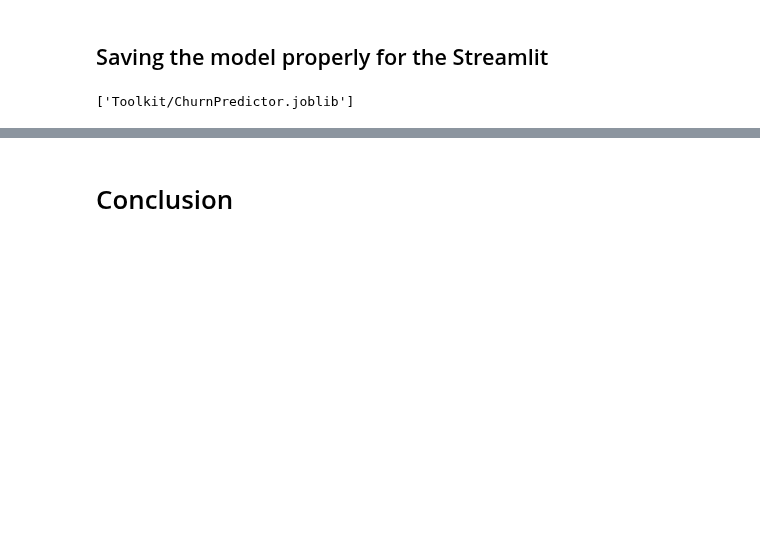
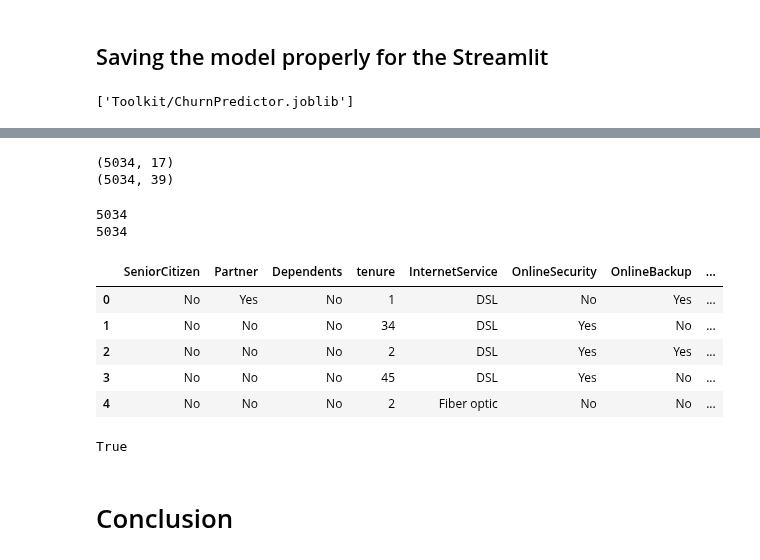
Before and after one commit to OAtulA/customer-churn-prediction, a Jupyter notebook: Project_notebook.ipynb, the cells around one changed output, grey strips where cells are left out. Saved outputs shown, nothing was run; the diff lists cells and outputs as text; code cells hidden in the pictures; blank space fills up the shorter version.

Commit message:
feat: add PowerBI CSV export cells and re-execute notebook

```diff
--- a/Project_notebook.ipynb
+++ b/Project_notebook.ipynb
@@ -2243,0 +2246,39 @@ joblib.dump(
+# %%
+# Checking the shape of the data an the encoded dataframe
+
+print(Data_All.shape)
+print(encoded_df.shape)
+# %% [output]
+(5034, 17)
+(5034, 39)
+# %%
+# Creating the predictions and the probabilities for the csv files
+predictions= tuned_rf_model.predict(encoded_df)
+probabilities = tuned_rf_model.predict_proba(encoded_df)[:, 1]
+# %%
+print( len(predictions))
+print(len(probabilities))
+# %% [output]
+5034
+5034
+# %%
+PowerBI_Data= Data_All.copy()
+PowerBI_Data['Predicted_Churn'] = predictions
+PowerBI_Data['Churn_Probability'] = probabilities
+# %%
+PowerBI_Data["Risk_Level"]= PowerBI_Data["Churn_Probability"].apply(
+    lambda x: 'High Risk'
+    if x >= 0.7
+    else "Medium Risk"
+    if x>=0.5
+    else "Low Risk"
+)
+# %%
+PowerBI_Data.head()
+# %% [output]
+|  | SeniorCitizen | Partner | Dependents | tenure | InternetService | OnlineSecurity | OnlineBackup | ... |
+| 0 | No | Yes | No | 1 | DSL | No | Yes | ... |
+| 1 | No | No | No | 34 | DSL | Yes | No | ... |
+| 2 | No | No | No | 2 | DSL | Yes | Yes | ... |
+| 3 | No | No | No | 45 | DSL | Yes | No | ... |
+| 4 | No | No | No | 2 | Fiber optic | No | No | ... |
@@ -2244,3 +2287,7 @@ joblib.dump(
+# %%
+print(os.path.exists("powerbi_churn_predictions.csv"))
+# %% [output]
+True
 # %% [markdown]
 # Conclusion
 # %% [markdown]
```
Also changed, not shown: parts of 12 cells of this notebook, 1 other file.
